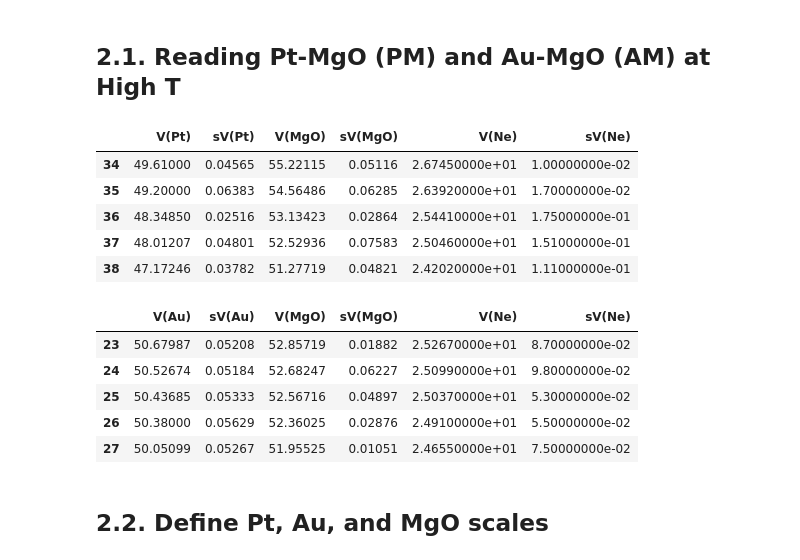
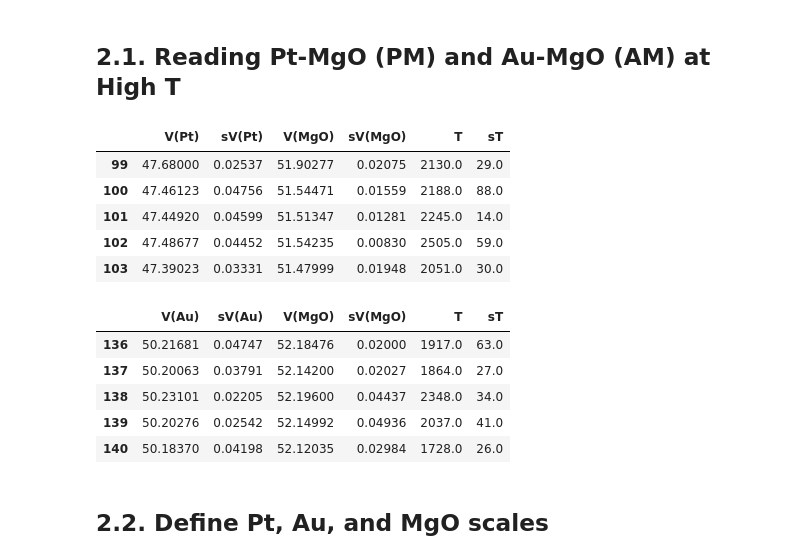
Before and after one commit to SHDShim/cider2018_tutorial, a Jupyter notebook: Comparison_High_T.ipynb, the cells around one changed output. Saved outputs shown, nothing was run; the diff lists cells and outputs as text; code cells hidden in the pictures.

```diff
--- a/Comparison_High_T.ipynb
+++ b/Comparison_High_T.ipynb
@@ -28,23 +28,23 @@ Notations for datasets.
 data_PM = pd.read_csv('./data/Pt_MgO_HiT.csv')
 data_AM = pd.read_csv('./data/Au_MgO_HiT.csv')
 # %%
-data_PMN_300.tail()
+data_PM.tail()
 # %% [output]
-|  | V(Pt) | sV(Pt) | V(MgO) | sV(MgO) | V(Ne) | sV(Ne) |
-| 34 | 49.61000 | 0.04565 | 55.22115 | 0.05116 | 2.67450000e+01 | 1.00000000e-02 |
-| 35 | 49.20000 | 0.06383 | 54.56486 | 0.06285 | 2.63920000e+01 | 1.70000000e-02 |
-| 36 | 48.34850 | 0.02516 | 53.13423 | 0.02864 | 2.54410000e+01 | 1.75000000e-01 |
-| 37 | 48.01207 | 0.04801 | 52.52936 | 0.07583 | 2.50460000e+01 | 1.51000000e-01 |
-| 38 | 47.17246 | 0.03782 | 51.27719 | 0.04821 | 2.42020000e+01 | 1.11000000e-01 |
+|  | V(Pt) | sV(Pt) | V(MgO) | sV(MgO) | T | sT |
+| 99 | 47.68000 | 0.02537 | 51.90277 | 0.02075 | 2130.0 | 29.0 |
+| 100 | 47.46123 | 0.04756 | 51.54471 | 0.01559 | 2188.0 | 88.0 |
+| 101 | 47.44920 | 0.04599 | 51.51347 | 0.01281 | 2245.0 | 14.0 |
+| 102 | 47.48677 | 0.04452 | 51.54235 | 0.00830 | 2505.0 | 59.0 |
+| 103 | 47.39023 | 0.03331 | 51.47999 | 0.01948 | 2051.0 | 30.0 |
 # %%
-data_AMN_300.tail()
+data_AM.tail()
 # %% [output]
-|  | V(Au) | sV(Au) | V(MgO) | sV(MgO) | V(Ne) | sV(Ne) |
-| 23 | 50.67987 | 0.05208 | 52.85719 | 0.01882 | 2.52670000e+01 | 8.70000000e-02 |
-| 24 | 50.52674 | 0.05184 | 52.68247 | 0.06227 | 2.50990000e+01 | 9.80000000e-02 |
-| 25 | 50.43685 | 0.05333 | 52.56716 | 0.04897 | 2.50370000e+01 | 5.30000000e-02 |
-| 26 | 50.38000 | 0.05629 | 52.36025 | 0.02876 | 2.49100000e+01 | 5.50000000e-02 |
-| 27 | 50.05099 | 0.05267 | 51.95525 | 0.01051 | 2.46550000e+01 | 7.50000000e-02 |
+|  | V(Au) | sV(Au) | V(MgO) | sV(MgO) | T | sT |
+| 136 | 50.21681 | 0.04747 | 52.18476 | 0.02000 | 1917.0 | 63.0 |
+| 137 | 50.20063 | 0.03791 | 52.14200 | 0.02027 | 1864.0 | 27.0 |
+| 138 | 50.23101 | 0.02205 | 52.19600 | 0.04437 | 2348.0 | 34.0 |
+| 139 | 50.20276 | 0.02542 | 52.14992 | 0.04936 | 2037.0 | 41.0 |
+| 140 | 50.18370 | 0.04198 | 52.12035 | 0.02984 | 1728.0 | 26.0 |
 # %%
 v_Pt_PM    = data_PM['V(Pt)']
 s_v_Pt_PM  = data_PM['sV(Pt)']
```
Also changed, not shown: 3 other files.
